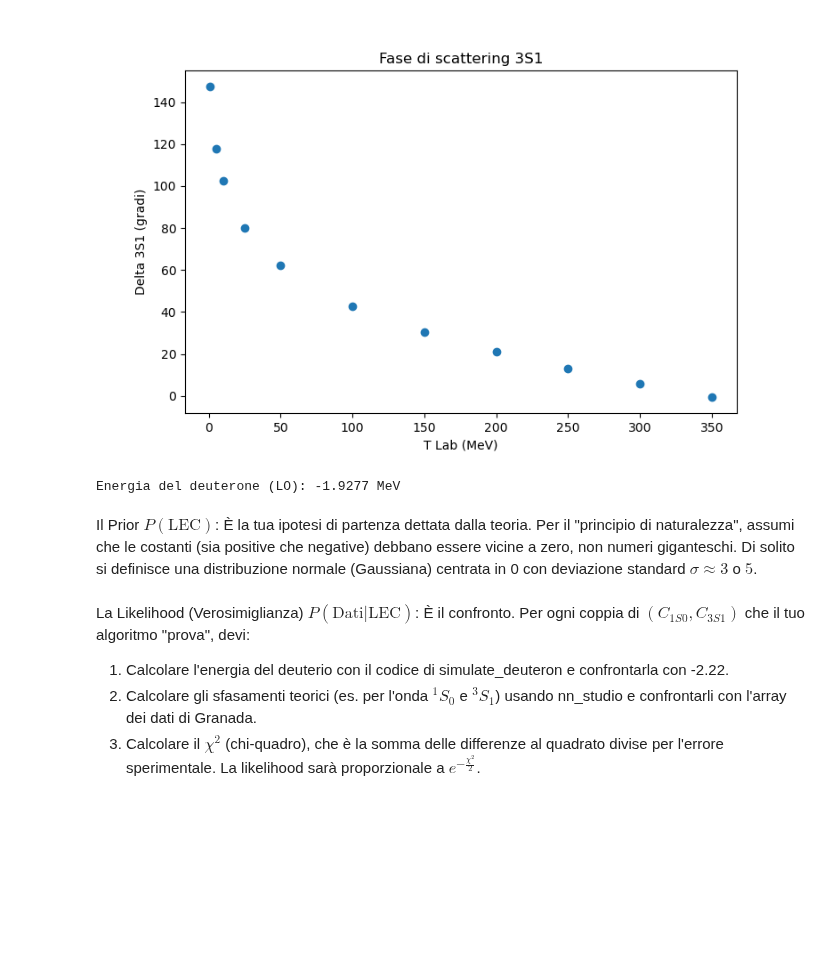
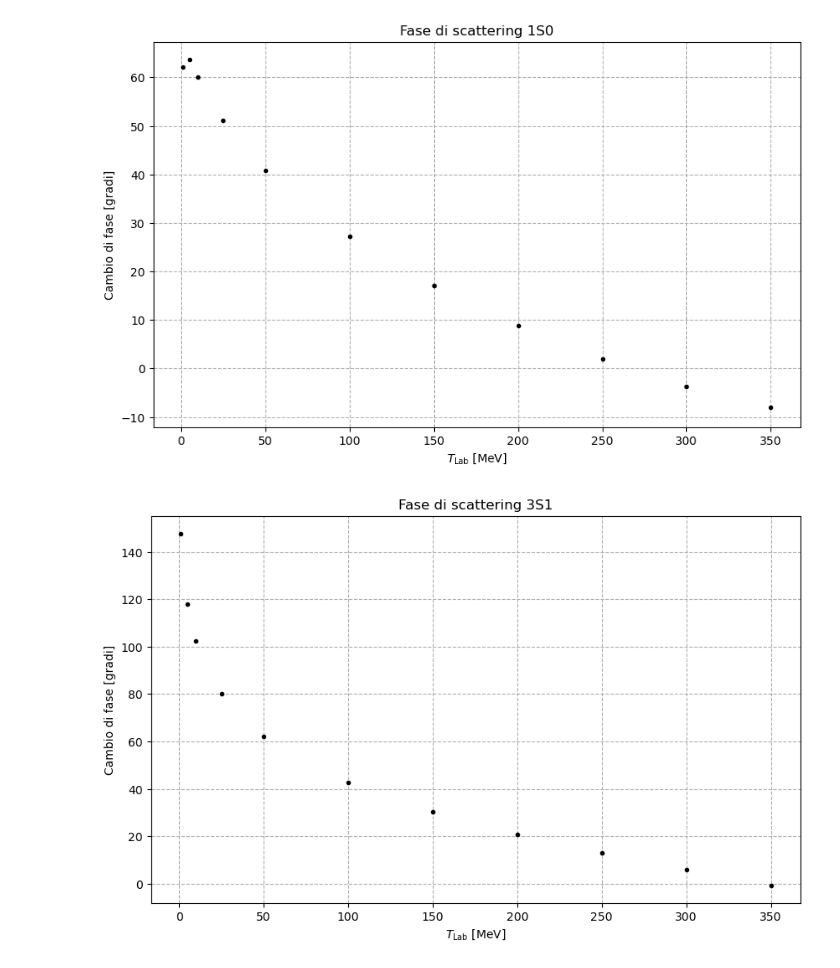
Before and after one commit to Lvetto/lmd_forza_nucleare, a Jupyter notebook: bayes.ipynb, the cells around one changed output. Drawn from its saved outputs; the diff is of its cells as text; code cells hidden in the pictures; blank space fills up the shorter version.

```diff
--- a/bayes.ipynb
+++ b/bayes.ipynb
@@ -18,10 +21,29 @@ TLab = granada.Tlabs
-# %%
-plt.figure(figsize=(8, 5))
-plt.errorbar(TLab, dati3S1, yerr=errori3S1, fmt='o', label='Dati Granada')
-plt.xlabel('T Lab (MeV)')
-plt.ylabel('Delta 3S1 (gradi)')
-plt.title('Fase di scattering 3S1')
-plt.show()
-# %% [output]
-[figure, removed]
+# %%
+# plot dati LO
+T_Lab = granada.Tlabs # sempre queste per tutte le serie
+# In approssimazione LO, ci sono le onde 1S0 e 3S1 e solo quelle!
+shift_1S0 = granada.delta_1S0
+shift_1S0_error = granada.delta_1S0_errors
+shift_3S1 = granada.delta_3S1
+shift_3S1_error = granada.delta_3S1_errors
+
+plt.figure(figsize=(10, 6))
+plt.errorbar(T_Lab, shift_1S0, yerr = shift_1S0_error, label = "Dati sperimentali", color="k", ls="none", marker="o", markersize=3.)
+plt.xlabel(r"$T_\mathrm{Lab}$ [MeV]")
+plt.ylabel(r"Cambio di fase [gradi]")
+plt.title("Fase di scattering 1S0")
+plt.grid(linestyle = "--")
+plt.show()
+
+plt.figure(figsize=(10, 6))
+plt.errorbar(T_Lab, shift_3S1, yerr = shift_3S1_error, label = "Dati sperimentali", color="k", ls="none", marker="o", markersize=3.)
+plt.xlabel(r"$T_\mathrm{Lab}$ [MeV]")
+plt.ylabel(r"Cambio di fase [gradi]")
+plt.title("Fase di scattering 3S1")
+plt.grid(linestyle = "--")
+plt.show()
+# Errori ci sono ma così piccoli da non vedersi
+# %% [output]
+[figure, added]
+[figure, added]
 # %%
@@ -73,17 +89,0 @@ def calcola_energia_deuterone(jmin=0, jmax=1, tzmin=0, tzmax=0, Np=130, mesh_typ
-# %%
-nn = nn_studio.nn_studio(jmin=0, jmax=1, tzmin=0, tzmax=0, Np=130, mesh_type='gauleg_finite')
-potential = chiral_potential.two_nucleon_potential('LO', Lambda=500.0)
-nn.V = potential
-
-E_teorico, psi_deuteron = calcola_energia_deuterone(jmin=0, jmax=1, tzmin=0, tzmax=0, Np=130, mesh_type='gauleg_finite',
-                              ordine_potenziale='LO', Lambda=500.0, lecs=lec_values.lo_lecs)
-print(f"Energia del deuterone (LO): {E_teorico:.4f} MeV")
-# %% [output]
-Energia del deuterone (LO): -1.9277 MeV
-# %% [markdown]
-Il Prior $P(\text{LEC})$: È la tua ipotesi di partenza dettata dalla teoria. Per il "principio di naturalezza", assumi che le costanti (sia positive che negative) debbano essere vicine a zero, non numeri giganteschi. Di solito si definisce una distribuzione normale (Gaussiana) centrata in 0 con deviazione standard $\sigma \approx 3$ o $5$.
-# %% [markdown]
-La Likelihood (Verosimiglianza) $P(\text{Dati} | \text{LEC})$: È il confronto. Per ogni coppia di $(C_{1S0}, C_{3S1})$ che il tuo algoritmo "prova", devi:
-1. Calcolare l'energia del deuterio con il codice di simulate_deuteron e confrontarla con -2.22.
-2. Calcolare gli sfasamenti teorici (es. per l'onda $^1S_0$ e $^3S_1$) usando nn_studio e confrontarli con l'array dei dati di Granada.
-3. Calcolare il $\chi^2$ (chi-quadro), che è la somma delle differenze al quadrato divise per l'errore sperimentale. La likelihood sarà proporzionale a $e^{-\frac{\chi^2}{2}}$.
```
Also changed, not shown: parts of 14 cells of this notebook, 1 other file.
